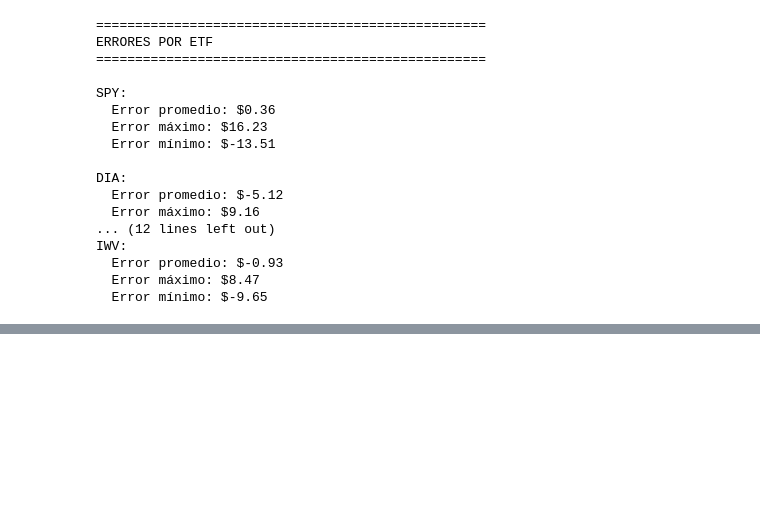
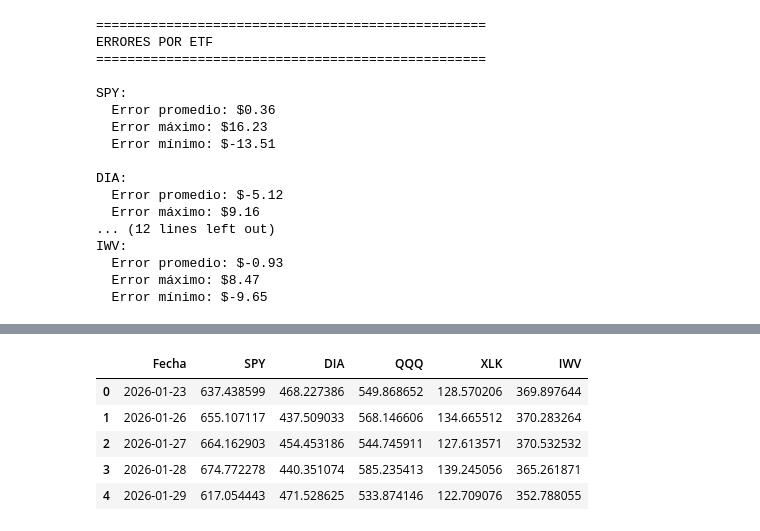
Before and after one commit to cathycaz/PROYECTO_FINAL, a Jupyter notebook: Modelo_Predictivo.ipynb, the cells around one changed output, grey strips where cells are left out. Saved outputs shown, nothing was run; the diff lists cells and outputs as text; code cells hidden in the pictures; blank space fills up the shorter version.

Commit message:
predicciones

```diff
--- a/Modelo_Predictivo.ipynb
+++ b/Modelo_Predictivo.ipynb
@@ -1856,0 +1859,76 @@ IWV:
+# %%
+# PREDICCIÓN SI EL CLIENTE ENTRA EL DÍA 22/01/2026 (PRÓXIMOS 5 DÍAS LABORABLES)
+
+# Definir la fecha de referencia
+fecha_prediccion = pd.to_datetime('2026-01-22')
+
+# Filtrar datos hasta la fecha de referencia
+df_hasta_fecha = df[df['Date'] <= fecha_prediccion].copy()
+
+# Obtener los últimos 30 días
+datos_30_dias = df_hasta_fecha.tail(30)
+
+print("="*70)
+print("PREDICCIÓN PARA 22/01/2026")
+print("="*70)
+print(f"\nÚltima fecha en datos: {df_hasta_fecha['Date'].max().date()}")
+print(f"Días usados para predicción: {len(datos_30_dias)}")
+
+# Preparar la ventana de 30 días
+X_prediccion = datos_30_dias[feature_cols].values
+X_prediccion = X_prediccion.reshape(1, 30, len(feature_cols))
+
+# Diccionario para almacenar predicciones
+predicciones_24_01 = {}
+nombres_etfs = ['SPY', 'DIA', 'QQQ', 'XLK', 'IWV']
+
+# Hacer predicción para cada horizonte (1 a 5 días)
+print("\n" + "="*70)
+print("REALIZANDO PREDICCIONES CON LOS 5 MODELOS")
+print("="*70)
+
+for dia in range(1, 6):
+    print(f"\nDía {dia}:")
+
+    # Cargar scaler y modelo
+    scaler_X = modelos_guardados[dia-1]['scaler_X']
+    scaler_y = modelos_guardados[dia-1]['scaler_y']
+    modelo = modelos_guardados[dia-1]['modelo']
+
+    # Normalizar los 30 días
+    X_escalado = scaler_X.transform(X_prediccion.reshape(-1, len(feature_cols))).reshape(X_prediccion.shape)
+
+    # Hacer predicción
+    pred_escalada = modelo.predict(X_escalado, verbose=0)
+
+    # Desnormalizar
+    prediccion = scaler_y.inverse_transform(pred_escalada)
+
+    # Almacenar
+    predicciones_24_01[dia] = prediccion[0]
+
+    # Mostrar predicciones para cada ETF
+    print("-"*70)
+    for j, etf in enumerate(nombres_etfs):
+        print(f"  {etf}: ${prediccion[0, j]:.2f}")
+
+# Crear tabla de resumen (SOLO DÍAS LABORABLES - Sin fines de semana)
+print("\n" + "="*70)
+print("TABLA RESUMEN DE PREDICCIONES (SOLO DÍAS LABORABLES)")
+print("="*70)
+
+data_tabla = []
+# Generar días laborables (freq='B' = Business days, lunes-viernes)
+fechas_predichas = pd.bdate_range(start='2026-01-23', periods=5)
+
+for dia, fecha in enumerate(fechas_predichas, 1):
+    row = {'Fecha': fecha.date()}
+    for j, etf in enumerate(nombres_etfs):
+        row[etf] = predicciones_24_01[dia][j]
+    data_tabla.append(row)
+
+df_predicciones = pd.DataFrame(data_tabla)
+display(df_predicciones)
+
+print("\n✓ Predicciones completadas")
+# %% [output]
@@ -1856,0 +1952,6 @@ IWV:
+|  | Fecha | SPY | DIA | QQQ | XLK | IWV |
+| 0 | 2026-01-23 | 637.438599 | 468.227386 | 549.868652 | 128.570206 | 369.897644 |
+| 1 | 2026-01-26 | 655.107117 | 437.509033 | 568.146606 | 134.665512 | 370.283264 |
+| 2 | 2026-01-27 | 664.162903 | 454.453186 | 544.745911 | 127.613571 | 370.532532 |
+| 3 | 2026-01-28 | 674.772278 | 440.351074 | 585.235413 | 139.245056 | 365.261871 |
+| 4 | 2026-01-29 | 617.054443 | 471.528625 | 533.874146 | 122.709076 | 352.788055 |
```
Also changed, not shown: parts of 2 cells of this notebook.
